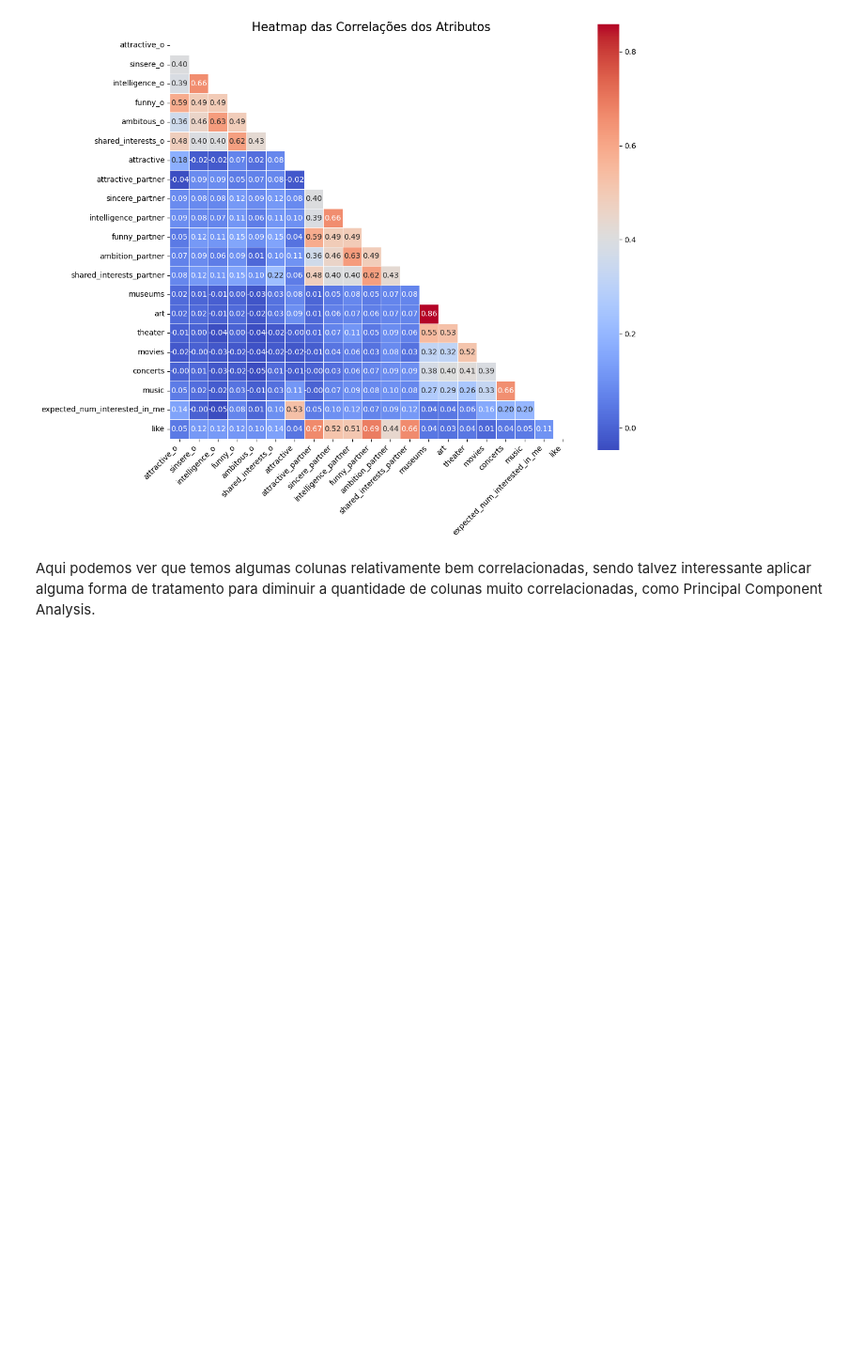
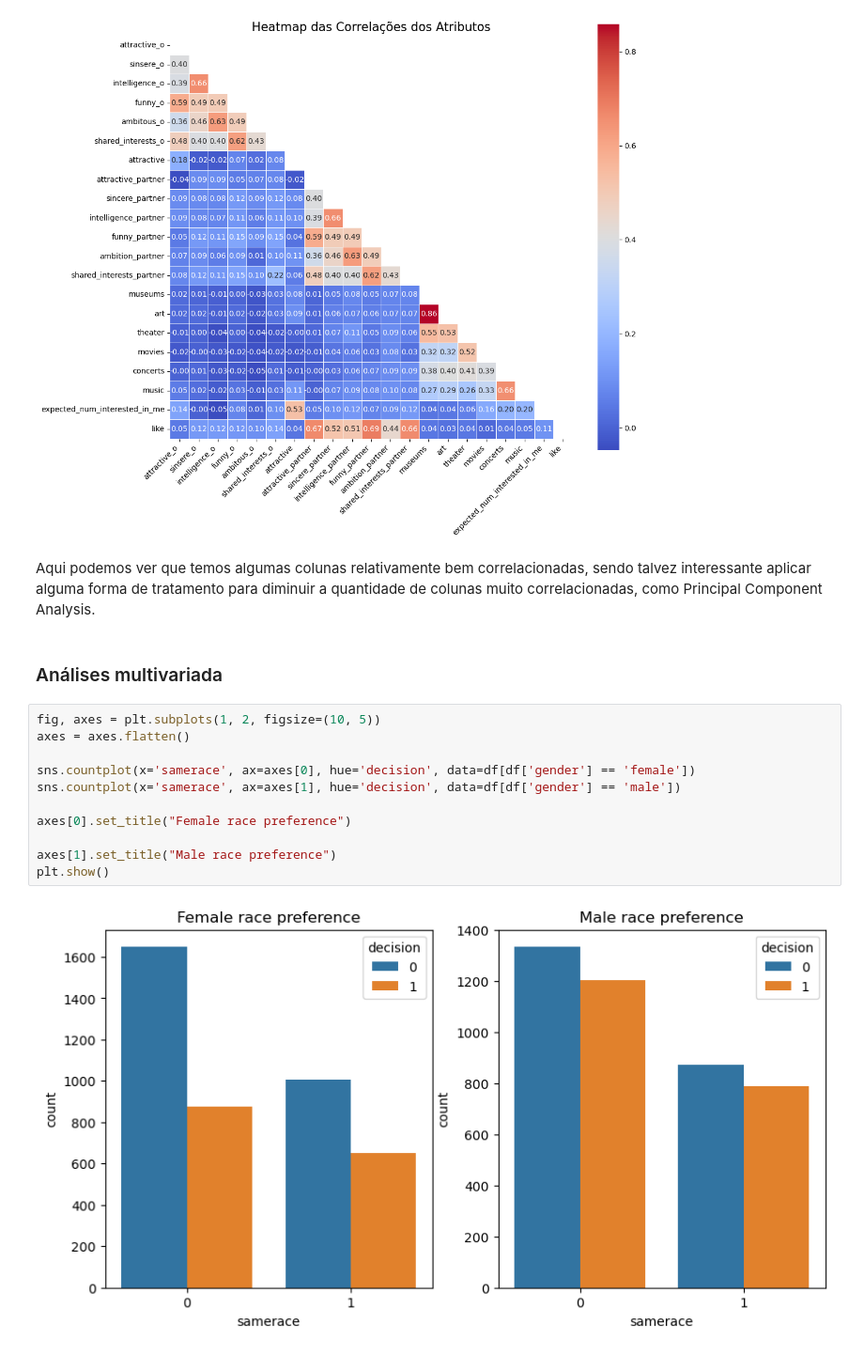
Before and after one commit to FrederickAlmeida/SpeedDating, a Jupyter notebook: EDA.ipynb, the cells around one changed output. Shown at 94% size. Saved outputs shown, nothing was run; the diff lists cells and outputs as text; blank space fills up the shorter version.

```diff
--- a/EDA.ipynb
+++ b/EDA.ipynb
@@ -239,3 +243,18 @@ plt.show()
 [figure]
 # %% [markdown]
 Aqui podemos ver que temos algumas colunas relativamente bem correlacionadas, sendo talvez interessante aplicar alguma forma de tratamento para diminuir a quantidade de colunas muito correlacionadas, como Principal Component Analysis.
+# %% [markdown]
+### Análises multivariada
+# %%
+fig, axes = plt.subplots(1, 2, figsize=(10, 5))
+axes = axes.flatten()
+
+sns.countplot(x='samerace', ax=axes[0], hue='decision', data=df[df['gender'] == 'female'])
+sns.countplot(x='samerace', ax=axes[1], hue='decision', data=df[df['gender'] == 'male'])
+
+axes[0].set_title("Female race preference")
+
+axes[1].set_title("Male race preference")
+plt.show()
+# %% [output]
+[figure, added]
```
Also changed, not shown: parts of 9 cells of this notebook.
